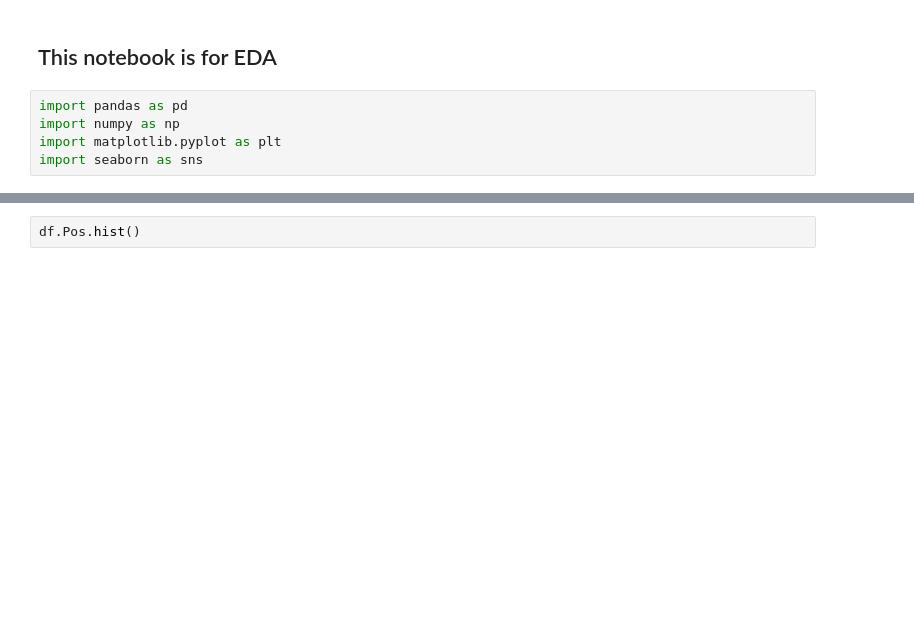
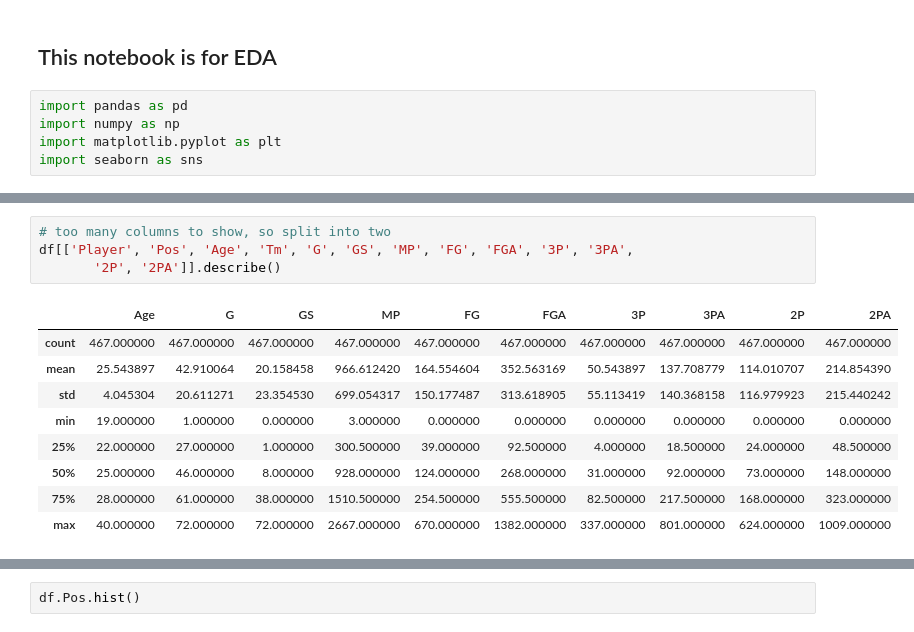
Before and after one commit to kaichiinoue/nba_salary_prediction, a Jupyter notebook: eda.ipynb, the cells around one changed output, grey strips where cells are left out. Saved outputs shown, nothing was run; the diff lists cells and outputs as text; blank space fills up the shorter version.

```diff
--- a/eda.ipynb
+++ b/eda.ipynb
@@ -24,0 +45,14 @@ df
+# %%
+# too many columns to show, so split into two
+df[['Player', 'Pos', 'Age', 'Tm', 'G', 'GS', 'MP', 'FG', 'FGA', '3P', '3PA',
+       '2P', '2PA']].describe()
+# %% [output]
+|  | Age | G | GS | MP | FG | FGA | 3P | 3PA | 2P | 2PA |
+| count | 467.000000 | 467.000000 | 467.000000 | 467.000000 | 467.000000 | 467.000000 | 467.000000 | 467.000000 | 467.000000 | 467.000000 |
+| mean | 25.543897 | 42.910064 | 20.158458 | 966.612420 | 164.554604 | 352.563169 | 50.543897 | 137.708779 | 114.010707 | 214.854390 |
+| std | 4.045304 | 20.611271 | 23.354530 | 699.054317 | 150.177487 | 313.618905 | 55.113419 | 140.368158 | 116.979923 | 215.440242 |
+| min | 19.000000 | 1.000000 | 0.000000 | 3.000000 | 0.000000 | 0.000000 | 0.000000 | 0.000000 | 0.000000 | 0.000000 |
+| 25% | 22.000000 | 27.000000 | 1.000000 | 300.500000 | 39.000000 | 92.500000 | 4.000000 | 18.500000 | 24.000000 | 48.500000 |
+| 50% | 25.000000 | 46.000000 | 8.000000 | 928.000000 | 124.000000 | 268.000000 | 31.000000 | 92.000000 | 73.000000 | 148.000000 |
+| 75% | 28.000000 | 61.000000 | 38.000000 | 1510.500000 | 254.500000 | 555.500000 | 82.500000 | 217.500000 | 168.000000 | 323.000000 |
+| max | 40.000000 | 72.000000 | 72.000000 | 2667.000000 | 670.000000 | 1382.000000 | 337.000000 | 801.000000 | 624.000000 | 1009.000000 |
```
Also changed, not shown: parts of 6 cells of this notebook, 2 other files.
